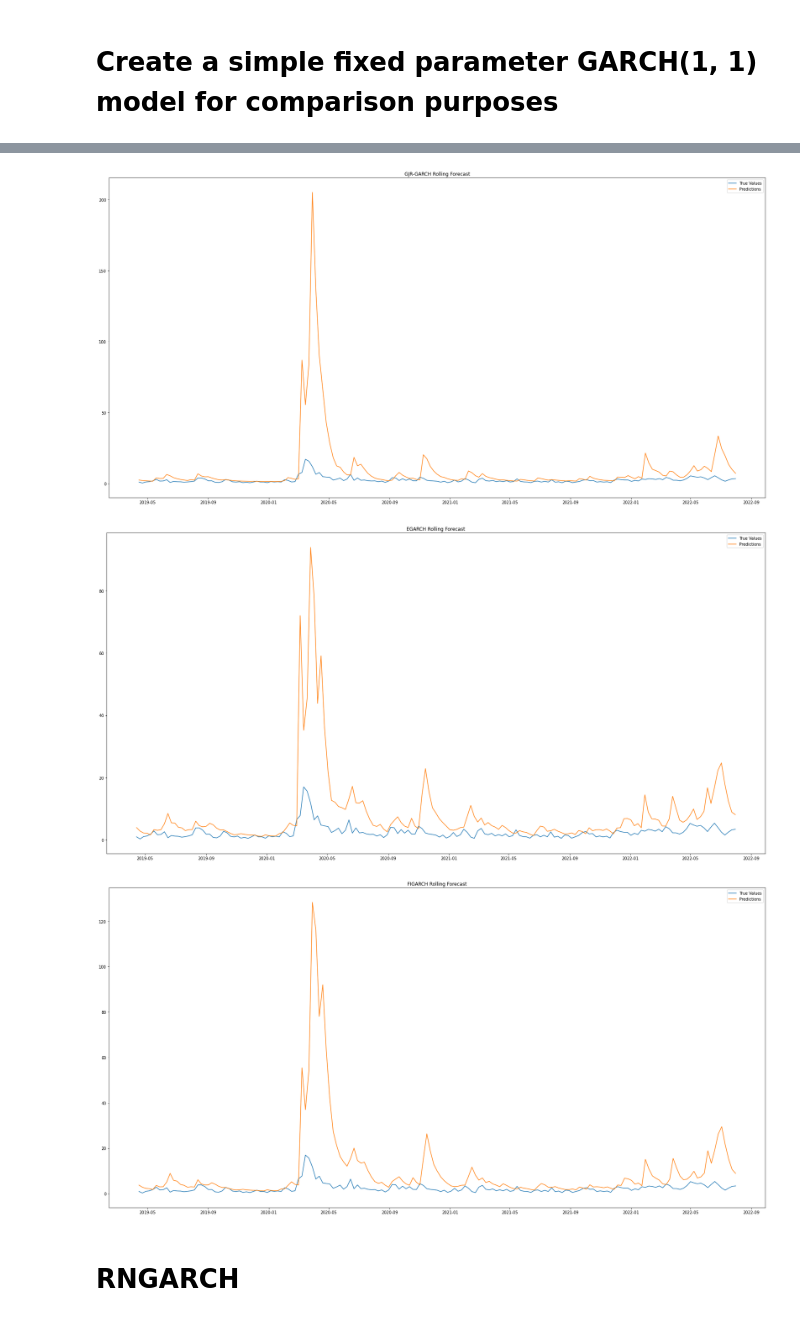
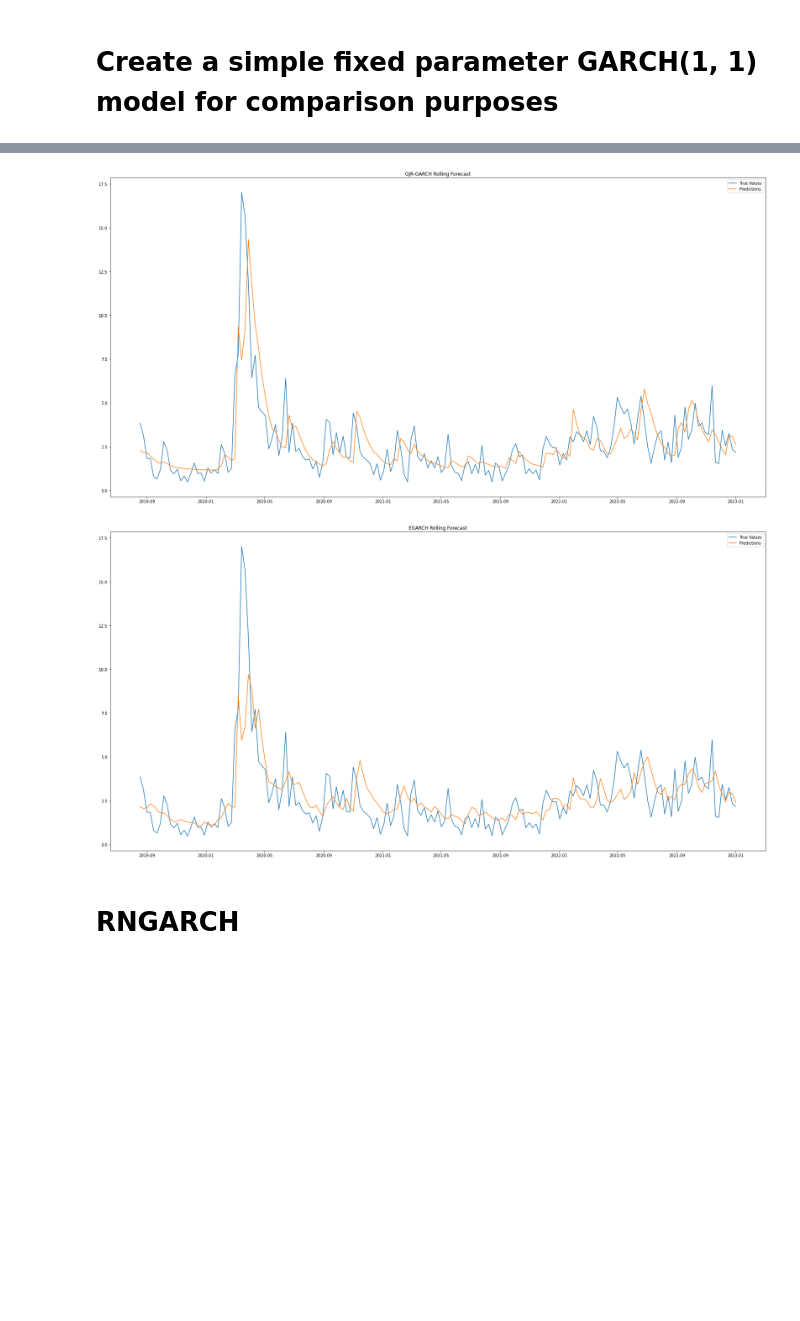
Before and after one commit to setamies/volatility-modeling, a Jupyter notebook: main.ipynb, the cells around one changed output, grey strips where cells are left out. Cells and saved outputs as stored; diff of their text form; code cells hidden in the pictures; blank space fills up the shorter version.

```diff
--- a/main.ipynb
+++ b/main.ipynb
@@ -51,11 +67,3 @@ macro_df
 | 209 | 2023-06 | 5.153 | -1.334 | 0.004591 | 0.037450 | 2.969178 | ... |
 | 210 | 2023-07 | 5.248 | -1.289 | -0.009420 | 0.157984 | 3.177780 | ... |
 211 rows × 7 columns
-# %%
-# Calculate the monthly RV for log returns
-sp500['RV'] = sp500['Squared Return'].resample('M').sum()
-
-# Backward fill the nans in RV
-sp500['RV'] = np.sqrt(sp500['RV'].fillna(method='bfill'))
-sp500 = sp500.dropna()
-sp500.head()
@@ -69,0 +70,5 @@ sp500.head()
+# %%
+# Calculate the monthly RV
+sp500['YearMonth'] = sp500.index.to_period('M')
+monthly_sum = sp500.groupby('YearMonth')['Squared Return'].transform('sum')
+sp500['RV'] = monthly_sum
@@ -422,7 +470,7 @@ def rolling_garch_forecast(data, test_size, garch_type='GARCH', p=1, o=0, q=1):
         rolling_predictions.append(pred.variance.values[-1,:][0])
 
     rolling_predictions = pd.Series(rolling_predictions, index=data.index[-test_size:])
-    return rolling_predictions
+    return np.sqrt(rolling_predictions)
 
 # Function to plot the results
 def plot_rolling_forecast(true_data, predicted_data, title):
@@ -450,5 +498,4 @@ figarch_predictions = rolling_garch_forecast(return_data, test_size, 'FIGARCH')
 plot_volatility(volatility_data[-test_size:], garch11_predictions, 'GARCH Rolling Forecast')
 plot_volatility(volatility_data[-test_size:], gjr_garch_predictions, 'GJR-GARCH Rolling Forecast')
 plot_volatility(volatility_data[-test_size:], egarch_predictions, 'EGARCH Rolling Forecast')
-plot_volatility(volatility_data[-test_size:], figarch_predictions, 'FIGARCH Rolling Forecast')
 # %% [output]
@@ -456,6 +503,5 @@ plot_volatility(volatility_data[-test_size:], figarch_predictions, 'FIGARCH Roll
-[figure, old version]
+[figure, new version]
-[figure, old version]
+[figure, new version]
-[figure, removed]
 # %% [markdown]
 # RNGARCH
 # %%
```
Also changed, not shown: parts of 25 cells of this notebook, 3 other files.
